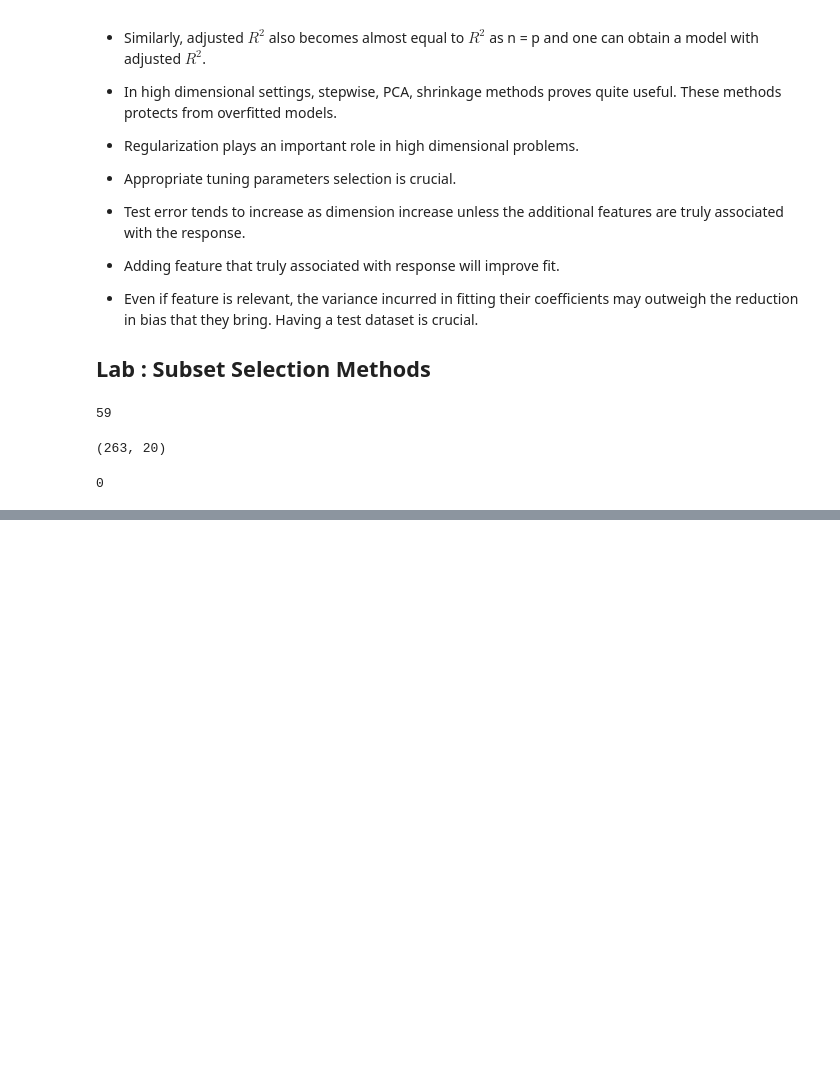
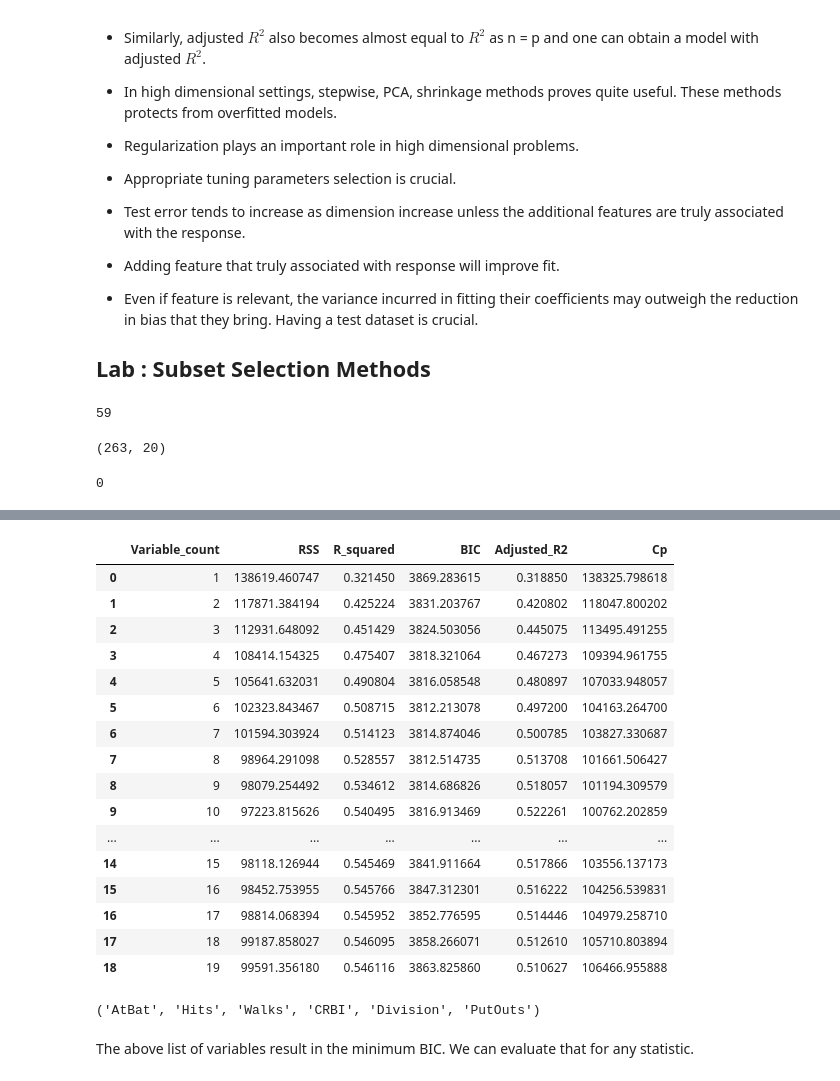
Before and after one commit to atystats/ISLR_Notes_codes, a Jupyter notebook: Chapter 6.ipynb, the cells around one changed output, grey strips where cells are left out. Saved outputs shown, nothing was run; the diff lists cells and outputs as text; code cells hidden in the pictures; blank space fills up the shorter version.

```diff
--- a/Chapter 6.ipynb
+++ b/Chapter 6.ipynb
@@ -599,3 +599,21 @@ Hitters.shape
 Hitters["Salary"].isna().sum()
 # %% [output]
 0
+# %%
+def Best_subset_selection(dataset,response):
+    variables = dataset.columns
+    variables = variables.drop(response)
+    results = []
+    for k in range(len(variables)):
+        for subset in itertools.combinations(variables,k+1):
+            all_columns = "+".join(list(subset))
+
+            my_formula = response + '~' + all_columns
+            model = ols(formula = my_formula, data = dataset).fit()
+            results.append({"RSS":model.mse_resid, "R_squared": model.rsquared,"Variable_count": k+1,
+                            'resid_sum': (model.resid ** 2).sum(), 'BIC': model.bic,
+                            'Adjusted_R2': model.rsquared_adj})
+        print("Done for : ",k)
+    Matrices = pd.DataFrame(results)
+    return(Matrices)
+Metrices = Best_subset_selection(Hitters, "Salary")
@@ -601,0 +640,57 @@ Hitters["Salary"].isna().sum()
+# %%
+sigma_sq = Metrices[Metrices['Variable_count']== len(Hitters.columns) -1]['resid_sum']/(len(Hitters) - len(Hitters.columns) -1)
+Metrices["Cp"] = (Metrices['resid_sum'] + 2 * Metrices['Variable_count'] * sigma_sq.values)/len(Hitters)
+
+# Function to calculate the different statistics corresponding to each subset of varibles.
+def BSS_metrices(matrix, data):
+    Min_RSS = matrix.groupby(["Variable_count"])['RSS'].min().reset_index()
+    Max_R2 = matrix.groupby(["Variable_count"])['R_squared'].max().reset_index()
+    Min_BIC = matrix.groupby(["Variable_count"])['BIC'].min().reset_index()
+    Max_adj_R2 = matrix.groupby(["Variable_count"])['Adjusted_R2'].max().reset_index()
+    sigma_sq = matrix[matrix['Variable_count']== len(data.columns) -1]['resid_sum']/(len(data) - len(data.columns) -1)
+    Min_Cp = matrix.groupby(["Variable_count"])['Cp'].min().reset_index()
+    All_mat = pd.concat([Min_RSS, Max_R2["R_squared"], Min_BIC["BIC"], Max_adj_R2["Adjusted_R2"], Min_Cp["Cp"]], axis = 1)
+    return(All_mat)
+
+Eval_mat = BSS_metrices(Metrices,Hitters)
+# %%
+Eval_mat
+# %% [output]
+|  | Variable_count | RSS | R_squared | BIC | Adjusted_R2 | Cp |
+| 0 | 1 | 138619.460747 | 0.321450 | 3869.283615 | 0.318850 | 138325.798618 |
+| 1 | 2 | 117871.384194 | 0.425224 | 3831.203767 | 0.420802 | 118047.800202 |
+| 2 | 3 | 112931.648092 | 0.451429 | 3824.503056 | 0.445075 | 113495.491255 |
+| 3 | 4 | 108414.154325 | 0.475407 | 3818.321064 | 0.467273 | 109394.961755 |
+| 4 | 5 | 105641.632031 | 0.490804 | 3816.058548 | 0.480897 | 107033.948057 |
+| 5 | 6 | 102323.843467 | 0.508715 | 3812.213078 | 0.497200 | 104163.264700 |
+| 6 | 7 | 101594.303924 | 0.514123 | 3814.874046 | 0.500785 | 103827.330687 |
+| 7 | 8 | 98964.291098 | 0.528557 | 3812.514735 | 0.513708 | 101661.506427 |
+| 8 | 9 | 98079.254492 | 0.534612 | 3814.686826 | 0.518057 | 101194.309579 |
+| 9 | 10 | 97223.815626 | 0.540495 | 3816.913469 | 0.522261 | 100762.202859 |
+| ... | ... | ... | ... | ... | ... | ... |
+| 14 | 15 | 98118.126944 | 0.545469 | 3841.911664 | 0.517866 | 103556.137173 |
+| 15 | 16 | 98452.753955 | 0.545766 | 3847.312301 | 0.516222 | 104256.539831 |
+| 16 | 17 | 98814.068394 | 0.545952 | 3852.776595 | 0.514446 | 104979.258710 |
+| 17 | 18 | 99187.858027 | 0.546095 | 3858.266071 | 0.512610 | 105710.803894 |
+| 18 | 19 | 99591.356180 | 0.546116 | 3863.825860 | 0.510627 | 106466.955888 |
+# %%
+# Function to get the list of variables that resulted in best statistics defined.
+def get_best_param(Eval_mat, matrix, stats, dataset, response):
+    variables = dataset.columns
+    variables = variables.drop(response)
+    if stats in ['RSS','BIC','Cp']:
+        no_var = (Eval_mat[Eval_mat[stats] == Eval_mat[stats].min()]["Variable_count"]).values[0]
+        min_val = Eval_mat[stats].min()
+        data = matrix[matrix['Variable_count'] == no_var]
+        print(list(itertools.combinations(variables,no_var))[data[data[stats] == min_val].index[0] - data.index[0]])
+    else:
+        no_var = (Eval_mat[Eval_mat[stats] == Eval_mat[stats].max()]["Variable_count"]).values[0]
+        max_val = Eval_mat[stats].max()
+        data = matrix[matrix['Variable_count'] == no_var]
+        print(list(itertools.combinations(variables,no_var))[data[data[stats] == max_val].index[0] - data.index[0]])
+
+get_best_param(Eval_mat, Metrices, 'BIC', Hitters, 'Salary')
+# %% [output]
+('AtBat', 'Hits', 'Walks', 'CRBI', 'Division', 'PutOuts')
+# %% [markdown]
+The above list of variables result in the minimum BIC. We can evaluate that for any statistic.
```
Also changed, not shown: parts of 1 cell of this notebook.
